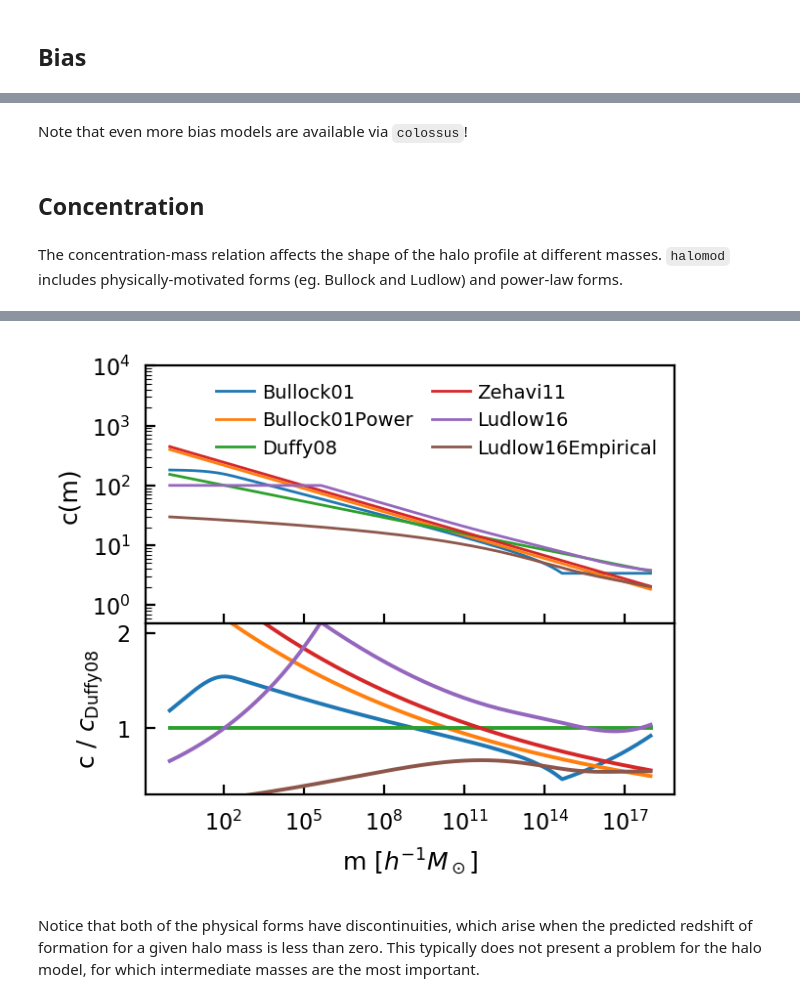
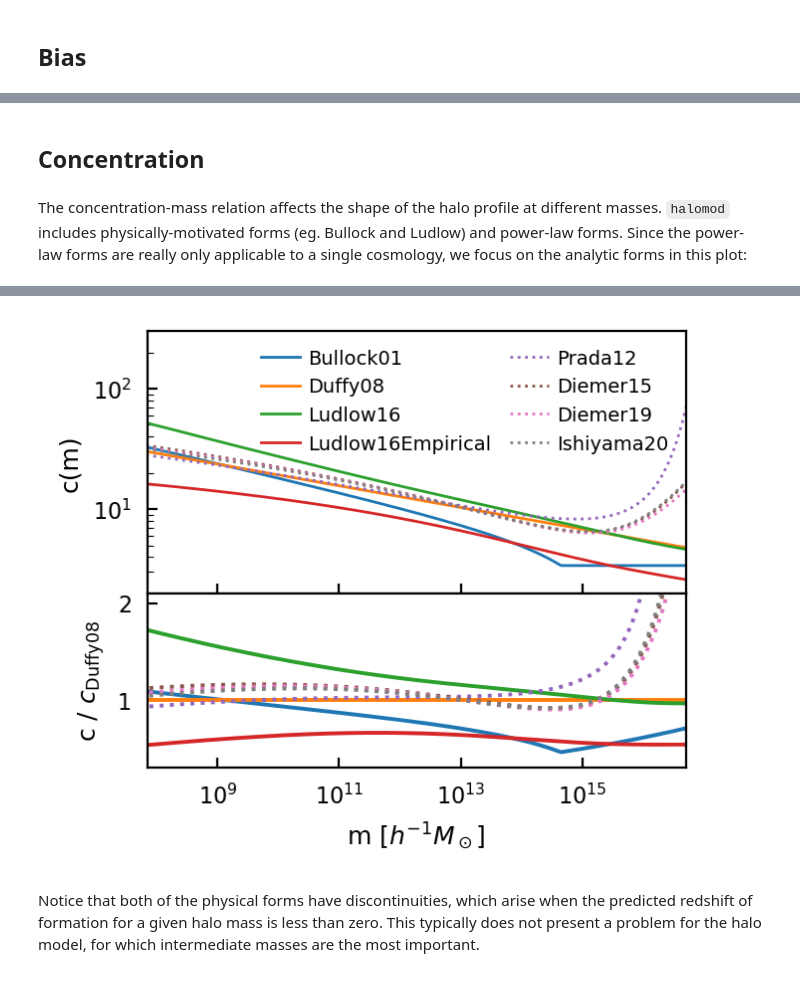
Before and after one commit to halomod/halomod, a Jupyter notebook: docs/examples/component-showcase.ipynb, the cells around one changed output, grey strips where cells are left out. Saved outputs shown, nothing was run; the diff lists cells and outputs as text; code cells hidden in the pictures.

Commit message:
fix: make custom bias/cm classes from colossus have different names

```diff
--- a/docs/examples/component-showcase.ipynb
+++ b/docs/examples/component-showcase.ipynb
@@ -101,15 +102,18 @@ def model_comparison_plot(
     height_ratio=1/1.5, ylab=None, y_unit = None,
     yratio_lab = None, ylog=True, comparison_limits=(0.8, 1.2), xlim=None,
     ylim=None, must_include=(),
-    ncol_legend=1, legend_size=None, max_models=10
+    ncol_legend=1, legend_size=None, max_models=10, extra_models=None
 ):
+    extra_models = extra_models or []
     # Get all the models for this component
     models = get_models(module, component, ignore)
+    if extra_models:
+        models += extra_models
 
     # Limit them to seven models (randomly)
     if len(models) > max_models:
         print(f"Randomly choosing {max_models} out of {len(models)} models.")
-        tmp_models = [m for m in models if m.__name__ in must_include]
+        tmp_models = [m for m in models if m.__name__ in must_include or m in extra_models]
         for m in tmp_models:
             models.remove(m)
 
@@ -134,8 +138,16 @@ def model_comparison_plot(
     model = base_model.clone()  # Make a new updatable model.
     for i, cmp_model in enumerate(models):
         model.update(**{attr_name: cmp_model})
-        ax[0].plot(getattr(model, x), getattr(model, y), label=cmp_model.__name__, lw=1, ls=['-', '--', ':'][i//10])
-        ax[1].plot(getattr(model, x), getattr(model, y) / getattr(base_model, y), ls=['-', '--', ':'][i//10])
+        if cmp_model in extra_models:
+            ls = ':'
+        else:
+            ls = ['-', '--', ':'][i//10]
+
+        xx = getattr(model, x)
+        if x == 'nu':
+            xx = np.sqrt(xx)
+        ax[0].plot(xx, getattr(model, y), label=cmp_model.__name__, lw=1, ls=ls)
+        ax[1].plot(xx, getattr(model, y) / getattr(base_model, y), ls=ls)
 
     if ylog:
         ax[0].set_yscale('log')
@@ -156,7 +168,7 @@ def model_comparison_plot(
     elif x == 'm':
         ax[1].set_xlabel("m [$h^{-1} M_\odot$]")
     elif x == 'nu':
-        ax[1].set_xlabel(r"Peak-height, $\nu^2$")
+        ax[1].set_xlabel(r"Peak-height, $\nu$")
 
     if yratio_lab is None:
         yratio_lab = ylab
@@ -318,9 +340,7 @@ model_comparison_plot(
-# %% [markdown]
-Note that even more bias models are available via `colossus`!
 # %% [markdown]
 ## Concentration
 # %% [markdown]
-The concentration-mass relation affects the shape of the halo profile at different masses. `halomod` includes physically-motivated forms (eg. Bullock and Ludlow) and power-law forms.
+The concentration-mass relation affects the shape of the halo profile at different masses. `halomod` includes physically-motivated forms (eg. Bullock and Ludlow) and power-law forms. Since the power-law forms are really only applicable to a single cosmology, we focus on the analytic forms in this plot:
 # %%
 model_comparison_plot(
     module="halomod.concentration",
@@ -333,8 +353,15 @@ model_comparison_plot(
     height_ratio = 1/1.2,
     ncol_legend=2,
     comparison_limits = (0.3, 2.1),
-    ignore=("Ludlow2016", "Ludlow2016Empirical"),
+    ignore=("Ludlow2016", "Ludlow2016Empirical", "Zehavi11", "Bullock01Power"),
     legend_size = 7,
-    ylim=(5e-1, 1e4)
+    ylim=(2, 3e2),
+    xlim=(7e7, 5e16),
+    extra_models = [
+        make_colossus_cm('prada12'),
+        make_colossus_cm('diemer15'),
+        make_colossus_cm('diemer19'),
+        make_colossus_cm('ishiyama20'),
+    ]
 )
 # %% [output]
@@ -341,4 +372,4 @@ model_comparison_plot(
-[figure, old version]
+[figure, new version]
 # %% [markdown]
 Notice that both of the physical forms have discontinuities, which arise when the predicted redshift of formation for a given halo mass is less than zero. This typically does not present a problem for the halo model, for which intermediate masses are the most important.
 # %% [markdown]
```
Also changed, not shown: parts of 7 cells of this notebook, 3 other files.
